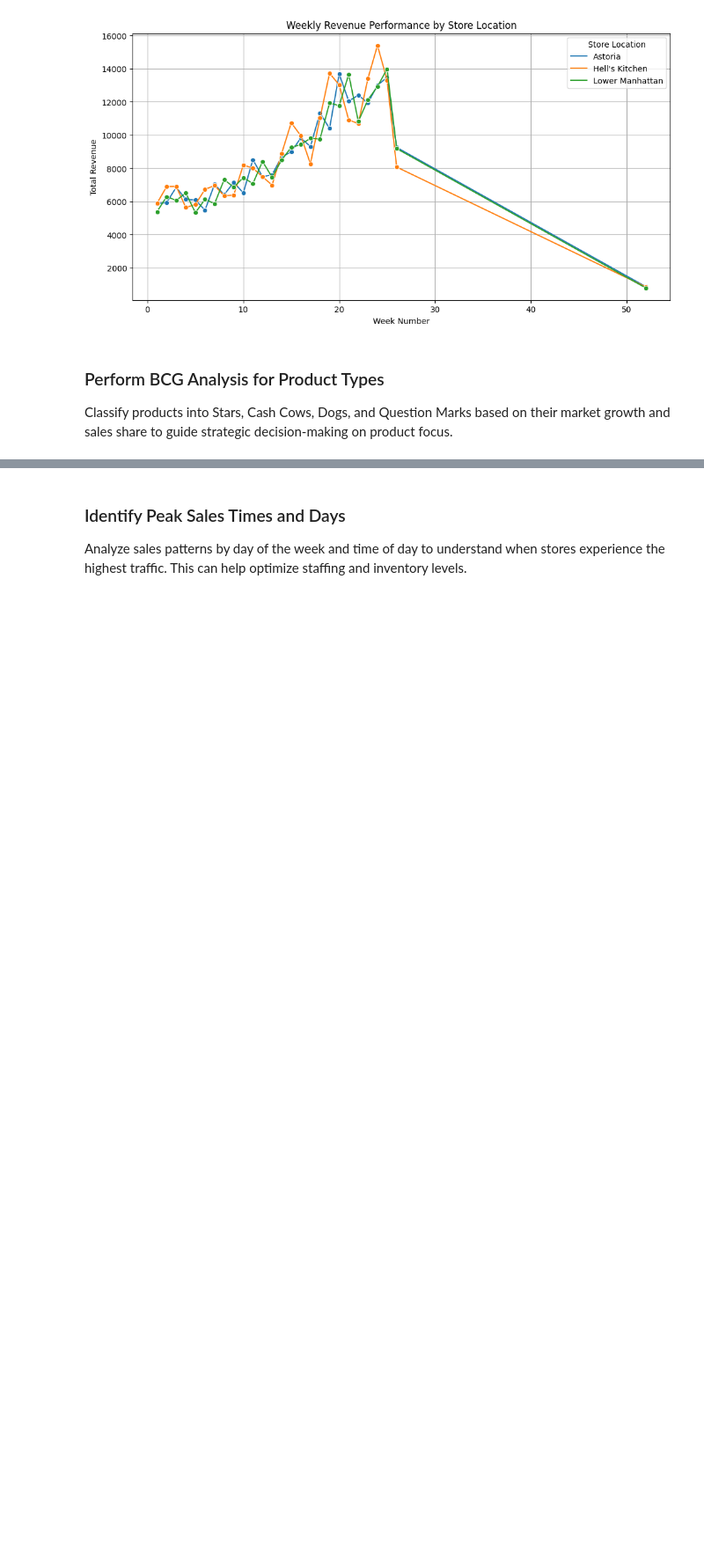
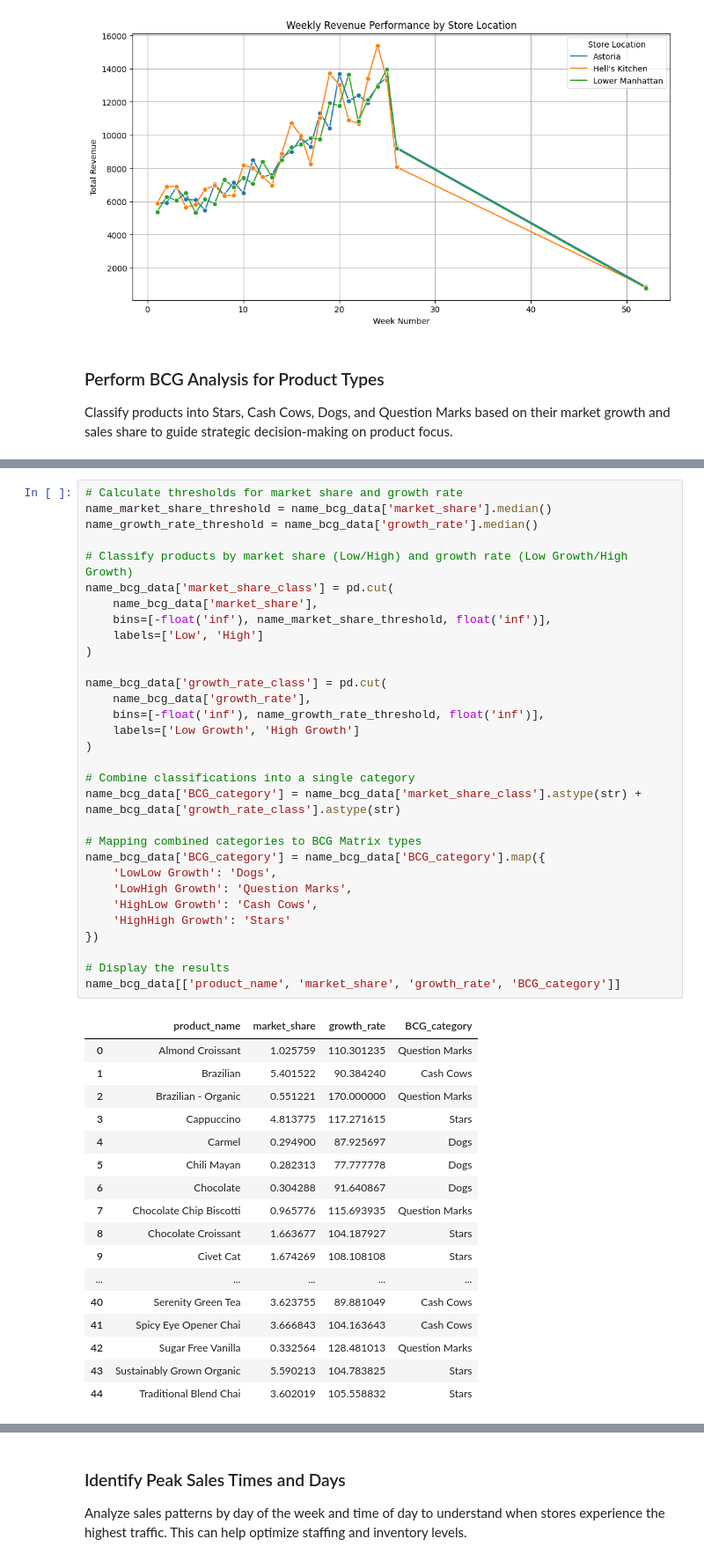
Before and after one commit to JinnOppa/Data-Analysis-Portfolio, a Jupyter notebook: coffee-shop-sales/project2.ipynb, the cells around one changed output, grey strips where cells are left out. Shown at 88% size. Saved outputs shown, nothing was run; the diff lists cells and outputs as text; blank space fills up the shorter version.

```diff
--- a/coffee-shop-sales/project2.ipynb
+++ b/coffee-shop-sales/project2.ipynb
@@ -495,0 +585,49 @@ Classify products into Stars, Cash Cows, Dogs, and Question Marks based on their
+# %%
+# Calculate thresholds for market share and growth rate
+name_market_share_threshold = name_bcg_data['market_share'].median()
+name_growth_rate_threshold = name_bcg_data['growth_rate'].median()
+
+# Classify products by market share (Low/High) and growth rate (Low Growth/High Growth)
+name_bcg_data['market_share_class'] = pd.cut(
+    name_bcg_data['market_share'],
+    bins=[-float('inf'), name_market_share_threshold, float('inf')],
+    labels=['Low', 'High']
+)
+
+name_bcg_data['growth_rate_class'] = pd.cut(
+    name_bcg_data['growth_rate'],
+    bins=[-float('inf'), name_growth_rate_threshold, float('inf')],
+    labels=['Low Growth', 'High Growth']
+)
+
+# Combine classifications into a single category
+name_bcg_data['BCG_category'] = name_bcg_data['market_share_class'].astype(str) + name_bcg_data['growth_rate_class'].astype(str)
+
+# Mapping combined categories to BCG Matrix types
+name_bcg_data['BCG_category'] = name_bcg_data['BCG_category'].map({
+    'LowLow Growth': 'Dogs',
+    'LowHigh Growth': 'Question Marks',
+    'HighLow Growth': 'Cash Cows',
+    'HighHigh Growth': 'Stars'
+})
+
+# Display the results
+name_bcg_data[['product_name', 'market_share', 'growth_rate', 'BCG_category']]
+# %% [output]
+|  | product_name | market_share | growth_rate | BCG_category |
+| 0 | Almond Croissant | 1.025759 | 110.301235 | Question Marks |
+| 1 | Brazilian | 5.401522 | 90.384240 | Cash Cows |
+| 2 | Brazilian - Organic | 0.551221 | 170.000000 | Question Marks |
+| 3 | Cappuccino | 4.813775 | 117.271615 | Stars |
+| 4 | Carmel | 0.294900 | 87.925697 | Dogs |
+| 5 | Chili Mayan | 0.282313 | 77.777778 | Dogs |
+| 6 | Chocolate | 0.304288 | 91.640867 | Dogs |
+| 7 | Chocolate Chip Biscotti | 0.965776 | 115.693935 | Question Marks |
+| 8 | Chocolate Croissant | 1.663677 | 104.187927 | Stars |
+| 9 | Civet Cat | 1.674269 | 108.108108 | Stars |
+| ... | ... | ... | ... | ... |
+| 40 | Serenity Green Tea | 3.623755 | 89.881049 | Cash Cows |
+| 41 | Spicy Eye Opener Chai | 3.666843 | 104.163643 | Cash Cows |
+| 42 | Sugar Free Vanilla | 0.332564 | 128.481013 | Question Marks |
+| 43 | Sustainably Grown Organic | 5.590213 | 104.783825 | Stars |
+| 44 | Traditional Blend Chai | 3.602019 | 105.558832 | Stars |
```
Also changed, not shown: parts of 15 cells of this notebook.
